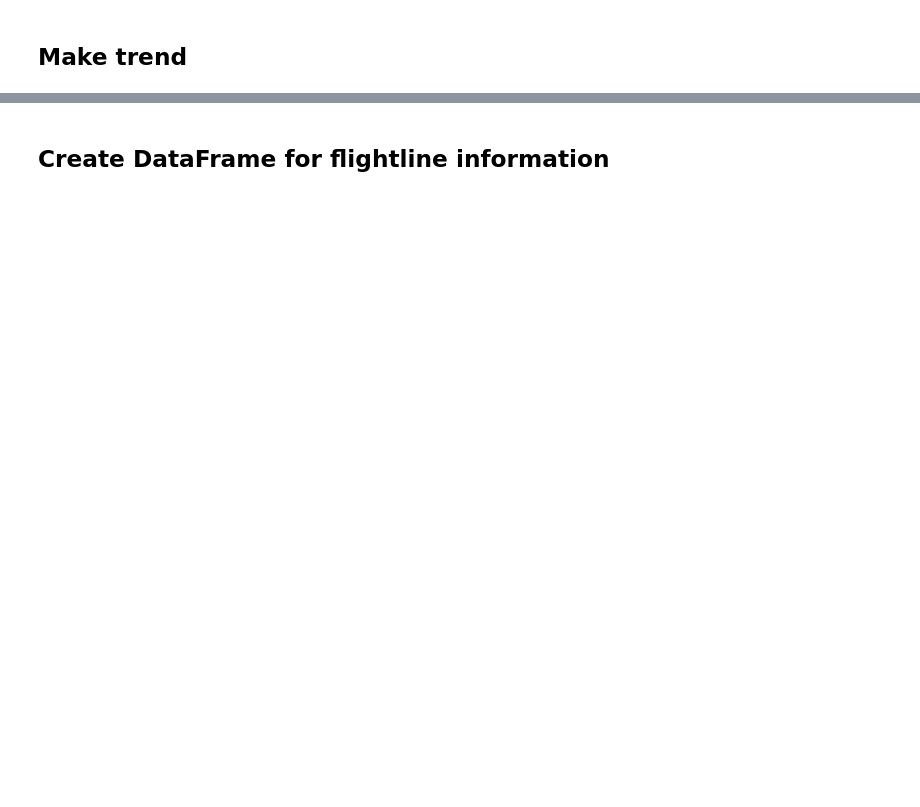
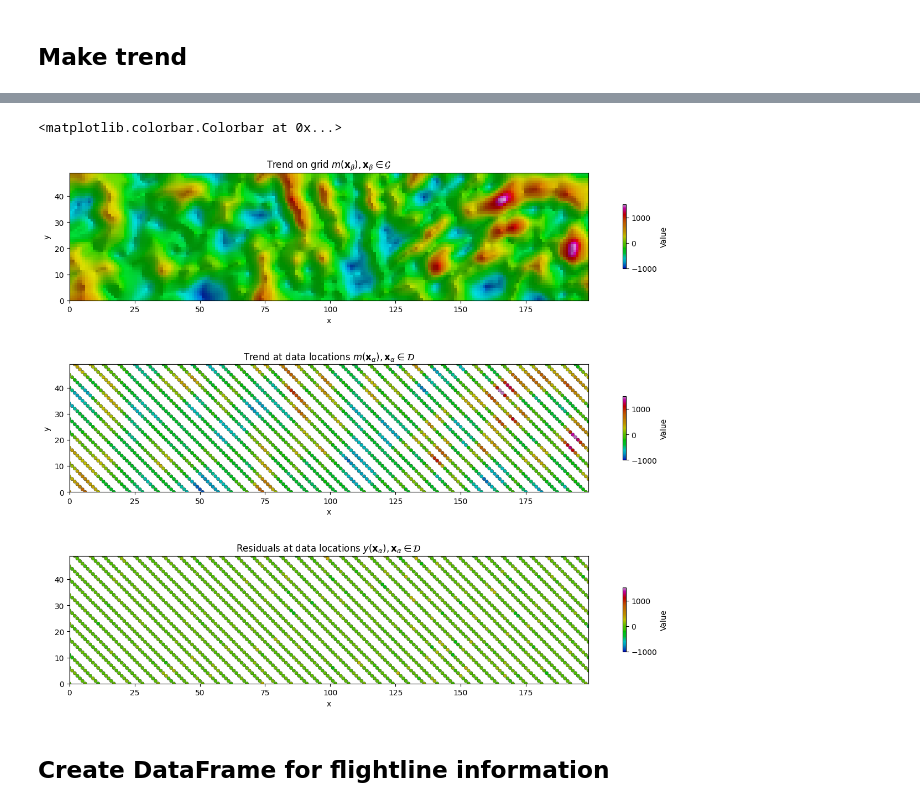
Before and after one commit to Stanford-Mineral-X/multigrid-sgsim, a Jupyter notebook: examples/demo_mgsim.ipynb, the cells around one changed output, grey strips where cells are left out. Cells and saved outputs as stored; diff of their text form; code cells hidden in the pictures; blank space fills up the shorter version.

```diff
--- a/examples/demo_mgsim.ipynb
+++ b/examples/demo_mgsim.ipynb
@@ -188,3 +156,61 @@ plt.show()
+# %%
+## PLOT TREND ##
+## ========== ##
+
+# color scale limits:
+vmin, vmax = -1000, 1500
+norm = Normalize(vmin=vmin, vmax=vmax)
+
+# get grid dimensions:
+x_unique = np.unique(grid_xyct[:,0]); x_unique.sort()
+y_unique = np.unique(grid_xyct[:,1]); y_unique.sort()
+nx, ny   = len(x_unique), len(y_unique)
+
+# reshape to 2D grid:
+trnd_val_grid = grid_xyct[:,3].reshape(ny, nx)
+
+# light-shading:
+trnd_rgb = ls.shade(trnd_val_grid, cmap=geosoft_cmap,blend_mode='soft', vmin=vmin, vmax=vmax)
+extent = [x_unique.min(), x_unique.max(), y_unique.min(), y_unique.max()]
+
+# -- plots:
+fig, axes = plt.subplots(3, 1, figsize=(16, 12))
+plt.subplots_adjust(hspace=0.5)
+
+# trend on grid:
+axes[0].imshow(trnd_rgb, origin='lower', extent=extent, interpolation='nearest')
+axes[0].set_title(r'Trend on grid $m(\mathbf{x}_\beta), \mathbf{x}_\beta\in\mathcal{G}$')
+axes[0].set_xlabel("x")
+axes[0].set_ylabel("y")
+sm = plt.cm.ScalarMappable(norm=norm, cmap=geosoft_cmap)
+sm.set_array([])
+fig.colorbar(sm, ax=axes[0], shrink=0.5, label='Value')
+
+# trend on flight line locations:
+fl_x, fl_y, fl_trnd = fl_xyvc[:, 0], fl_xyvc[:, 1], fl_xyvct[:, 4]
+sc = axes[1].scatter(fl_x, fl_y,c=fl_trnd, cmap=geosoft_cmap, norm=norm,s=20, edgecolors='k', linewidths=0.25,rasterized=True)
+axes[1].set_title(r'Trend at data locations $m(\mathbf{x}_\alpha), \mathbf{x}_\alpha\in\mathcal{D}$')
+axes[1].set_xlabel("x"); axes[1].set_ylabel("y")
+axes[1].set_aspect('equal', adjustable='box')
+axes[1].set_xlim(extent[0], extent[1])
+axes[1].set_ylim(extent[2], extent[3])
+sm = plt.cm.ScalarMappable(norm=norm, cmap=geosoft_cmap)
+sm.set_array([])
+fig.colorbar(sm, ax=axes[1], shrink=0.5, label='Value')
+
+# residuals on flight line locations:
+sc = axes[2].scatter(fl_x, fl_y,c=fl_resid, cmap=geosoft_cmap, norm=norm,s=20, edgecolors='k', linewidths=0.25,rasterized=True)
+axes[2].set_title(r'Residuals at data locations $y(\mathbf{x}_\alpha), \mathbf{x}_\alpha\in\mathcal{D}$')
+axes[2].set_xlabel("x"); axes[1].set_ylabel("y")
+axes[2].set_aspect('equal', adjustable='box')
+axes[2].set_xlim(extent[0], extent[1])
+axes[2].set_ylim(extent[2], extent[3])
+sm = plt.cm.ScalarMappable(norm=norm, cmap=geosoft_cmap)
+sm.set_array([])
+fig.colorbar(sm, ax=axes[2], shrink=0.5, label='Value')
+# %% [output]
+<matplotlib.colorbar.Colorbar at 0x...>
+[figure, added]
 # %% [markdown]
 ## Create DataFrame for flightline information
 # %%
```
Also changed, not shown: parts of 19 cells of this notebook.
